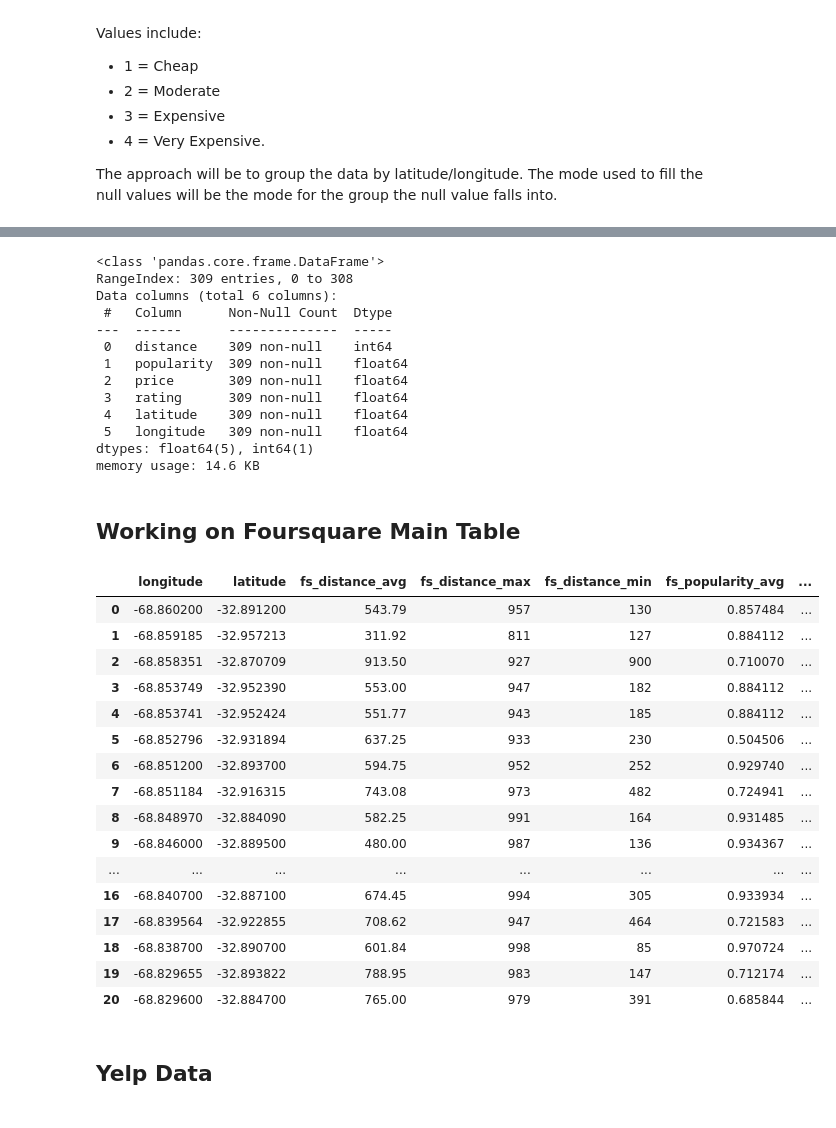
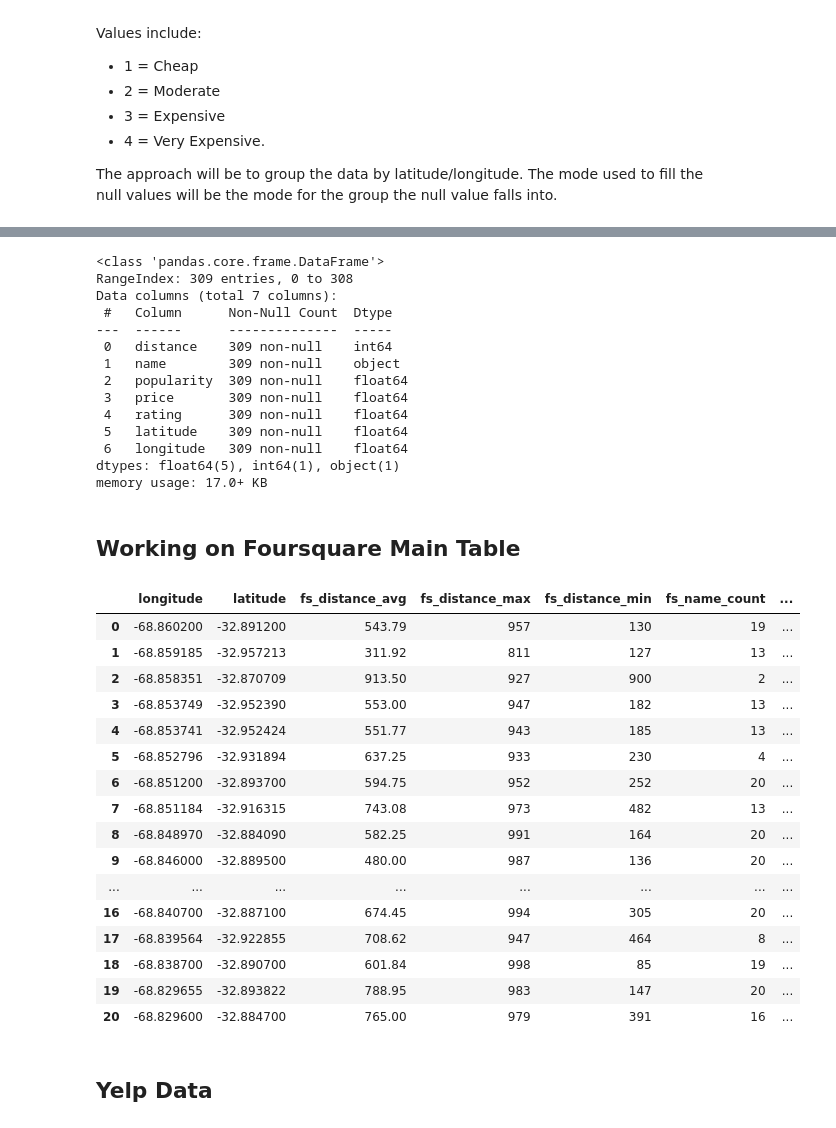
Before and after one commit to TayyubaK/Statistical-Modelling-Project, a Jupyter notebook: notebooks/EDA_part1_part2.ipynb, the cells around one changed output, grey strips where cells are left out. Saved outputs shown, nothing was run; the diff lists cells and outputs as text; code cells hidden in the pictures.

Commit message:
added name column

```diff
--- a/notebooks/EDA_part1_part2.ipynb
+++ b/notebooks/EDA_part1_part2.ipynb
@@ -220,8 +220,8 @@ get avg, max, min distance for each location
 get avg, max, min popularity for each location
 https://datatofish.com/round-values-pandas-dataframe/
 # %%
-# drop columns 'categories' and 'name' as they will not be used for further analysis to create fsdf_3 dataframe
-fsdf_3 = fsdf_2.drop(columns=['categories','name'], axis=1)
+# drop column 'categories' as it will not be used for further analysis to create fsdf_3 dataframe
+fsdf_3 = fsdf_2.drop(columns=['categories'], axis=1)
 # %%
 # handle nulls in 'rating'
 # Create a new DataFrame with only the rows where 'rating' is null
@@ -544,80 +548,84 @@ fsdf_6.info()
 # %% [output]
 <class 'pandas.core.frame.DataFrame'>
 RangeIndex: 309 entries, 0 to 308
-Data columns (total 6 columns):
+Data columns (total 7 columns):
  #   Column      Non-Null Count  Dtype
 ---  ------      --------------  -----
  0   distance    309 non-null    int64
- 1   popularity  309 non-null    float64
- 2   price       309 non-null    float64
- 3   rating      309 non-null    float64
- 4   latitude    309 non-null    float64
- 5   longitude   309 non-null    float64
-dtypes: float64(5), int64(1)
-memory usage: 14.6 KB
+ 1   name        309 non-null    object
+ 2   popularity  309 non-null    float64
+ 3   price       309 non-null    float64
+ 4   rating      309 non-null    float64
+ 5   latitude    309 non-null    float64
+ 6   longitude   309 non-null    float64
+dtypes: float64(5), int64(1), object(1)
+memory usage: 17.0+ KB
 # %%
 fsdf_7 = fsdf_6.copy()
 # %% [markdown]
 ## Working on Foursquare Main Table
 # %%
 fsdf_grouped = fsdf_7.groupby(['longitude','latitude']).agg({
-  'distance': ['mean', 'max', 'min'],
-  'popularity': ['mean', 'max', 'min'],
-  'price': ['mean', 'max', 'min'],
-  'rating': ['mean', 'max', 'min']
+    'distance': ['mean', 'max', 'min'],
+    'name': ['count'],
+    'popularity': ['mean', 'max', 'min'],
+    'price': ['mean', 'max', 'min'],
+    'rating': ['mean', 'max', 'min']
 })
 
 fsdf_grouped.columns = [
     'fs_distance_avg',
     'fs_distance_max',
     'fs_distance_min',
+    'fs_name_count',
     'fs_popularity_avg',
     'fs_popularity_max',
     'fs_popularity_min',
     'fs_price_avg',
     'fs_price_max',
     'fs_price_min',
     'fs_rating_avg',
     'fs_rating_max',
     'fs_rating_min'
 ]
 
 # reset index
 fsdf_group = fsdf_grouped.reset_index().round({
     'fs_distance_avg': 2,
     'fs_distance_max': 2,
     'fs_distance_min': 2 ,
+    'fs_name_count': 0,
     'fs_popularity_avg': 6 ,
     'fs_popularity_max': 6,
     'fs_popularity_min': 6,
     'fs_price_avg': 2 ,
     'fs_price_max': 2,
     'fs_price_min': 2,
     'fs_rating_avg': 2,
     'fs_rating_max': 2,
     'fs_rating_min': 2
 })
 
 fsdf_grp_final = fsdf_group.reset_index(drop=True)
 fsdf_grp_final
 # %% [output]
-|  | longitude | latitude | fs_distance_avg | fs_distance_max | fs_distance_min | fs_popularity_avg | ... |
-| 0 | -68.860200 | -32.891200 | 543.79 | 957 | 130 | 0.857484 | ... |
-| 1 | -68.859185 | -32.957213 | 311.92 | 811 | 127 | 0.884112 | ... |
-| 2 | -68.858351 | -32.870709 | 913.50 | 927 | 900 | 0.710070 | ... |
-| 3 | -68.853749 | -32.952390 | 553.00 | 947 | 182 | 0.884112 | ... |
-| 4 | -68.853741 | -32.952424 | 551.77 | 943 | 185 | 0.884112 | ... |
-| 5 | -68.852796 | -32.931894 | 637.25 | 933 | 230 | 0.504506 | ... |
-| 6 | -68.851200 | -32.893700 | 594.75 | 952 | 252 | 0.929740 | ... |
-| 7 | -68.851184 | -32.916315 | 743.08 | 973 | 482 | 0.724941 | ... |
-| 8 | -68.848970 | -32.884090 | 582.25 | 991 | 164 | 0.931485 | ... |
-| 9 | -68.846000 | -32.889500 | 480.00 | 987 | 136 | 0.934367 | ... |
+|  | longitude | latitude | fs_distance_avg | fs_distance_max | fs_distance_min | fs_name_count | ... |
+| 0 | -68.860200 | -32.891200 | 543.79 | 957 | 130 | 19 | ... |
+| 1 | -68.859185 | -32.957213 | 311.92 | 811 | 127 | 13 | ... |
+| 2 | -68.858351 | -32.870709 | 913.50 | 927 | 900 | 2 | ... |
+| 3 | -68.853749 | -32.952390 | 553.00 | 947 | 182 | 13 | ... |
+| 4 | -68.853741 | -32.952424 | 551.77 | 943 | 185 | 13 | ... |
+| 5 | -68.852796 | -32.931894 | 637.25 | 933 | 230 | 4 | ... |
+| 6 | -68.851200 | -32.893700 | 594.75 | 952 | 252 | 20 | ... |
+| 7 | -68.851184 | -32.916315 | 743.08 | 973 | 482 | 13 | ... |
+| 8 | -68.848970 | -32.884090 | 582.25 | 991 | 164 | 20 | ... |
+| 9 | -68.846000 | -32.889500 | 480.00 | 987 | 136 | 20 | ... |
 | ... | ... | ... | ... | ... | ... | ... | ... |
-| 16 | -68.840700 | -32.887100 | 674.45 | 994 | 305 | 0.933934 | ... |
-| 17 | -68.839564 | -32.922855 | 708.62 | 947 | 464 | 0.721583 | ... |
-| 18 | -68.838700 | -32.890700 | 601.84 | 998 | 85 | 0.970724 | ... |
-| 19 | -68.829655 | -32.893822 | 788.95 | 983 | 147 | 0.712174 | ... |
-| 20 | -68.829600 | -32.884700 | 765.00 | 979 | 391 | 0.685844 | ... |
+| 16 | -68.840700 | -32.887100 | 674.45 | 994 | 305 | 20 | ... |
+| 17 | -68.839564 | -32.922855 | 708.62 | 947 | 464 | 8 | ... |
+| 18 | -68.838700 | -32.890700 | 601.84 | 998 | 85 | 19 | ... |
+| 19 | -68.829655 | -32.893822 | 788.95 | 983 | 147 | 20 | ... |
+| 20 | -68.829600 | -32.884700 | 765.00 | 979 | 391 | 16 | ... |
 # %%
 fsdf_grp_final.to_csv('../data/fs_df_eda.csv', index=False)
 # %% [markdown]
```
Also changed, not shown: parts of 22 cells of this notebook.
